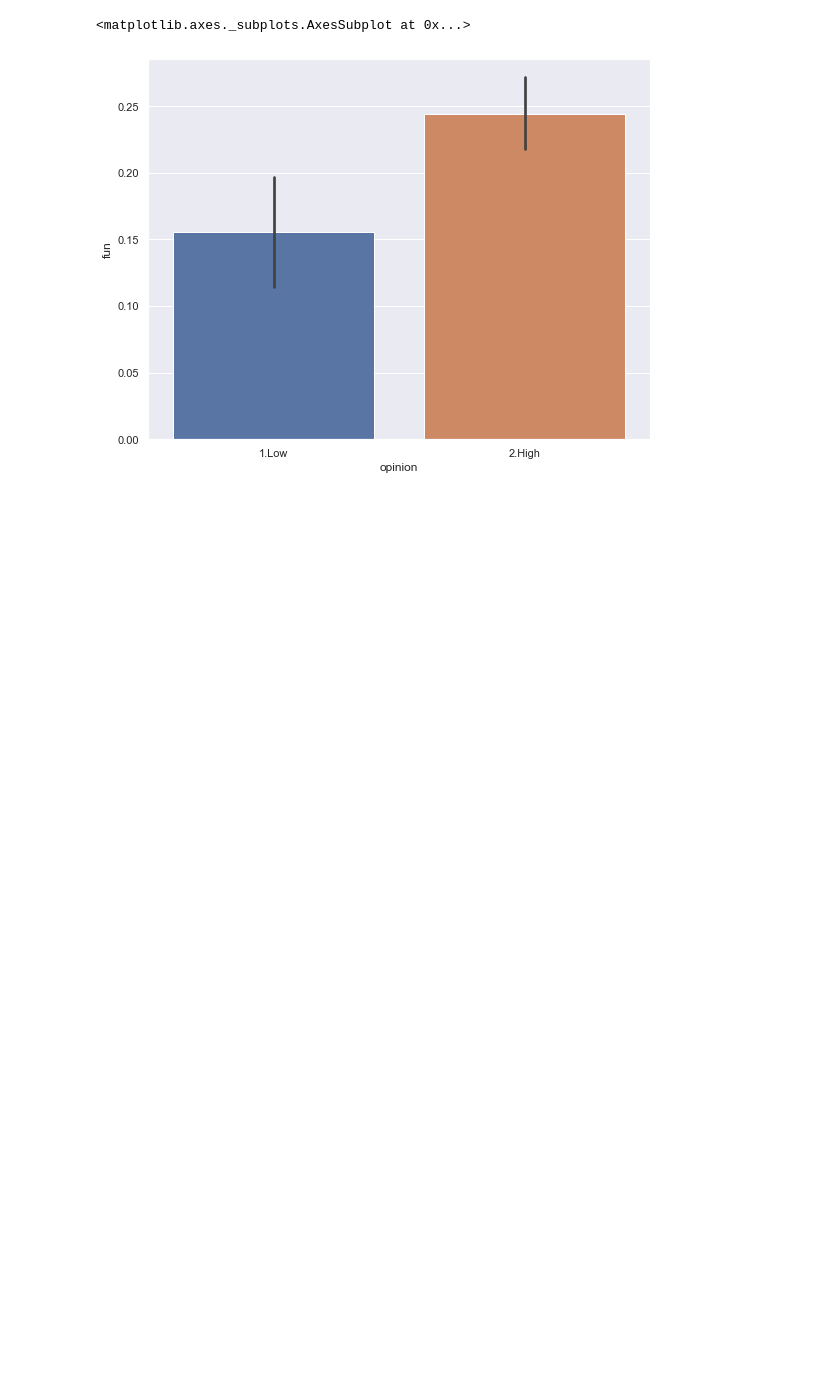
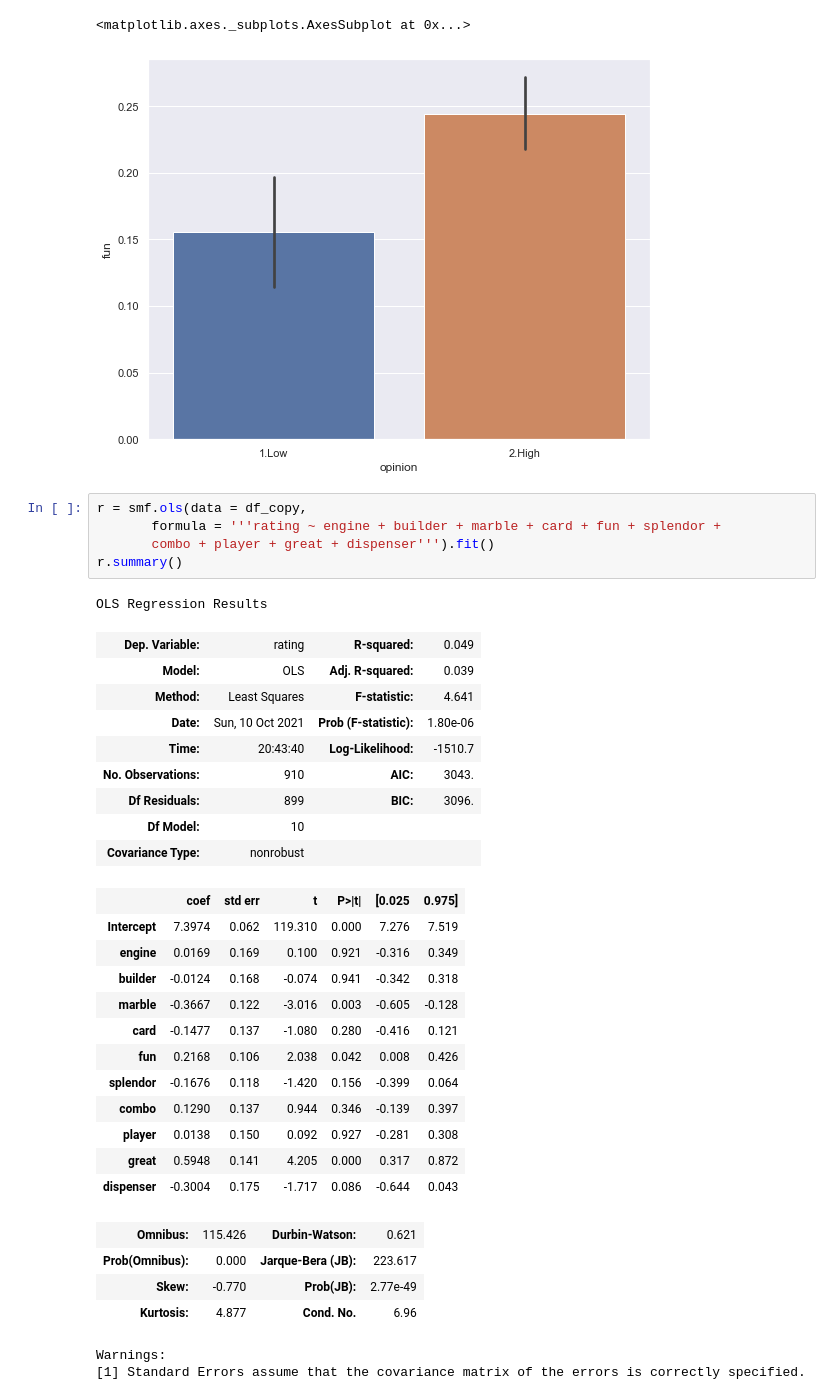
Before and after one commit to MarshallKrakauer/BGGAnalysis, a Jupyter notebook: GameComments.ipynb, the cells around one changed output. Drawn from its saved outputs; the diff is of its cells as text; blank space fills up the shorter version.

Commit message:
add regression to NLP analysis

```diff
--- a/GameComments.ipynb
+++ b/GameComments.ipynb
@@ -279,3 +285,37 @@ sns.barplot(data=df_copy,x='opinion',y='fun',ci=90)
 # %% [output]
 <matplotlib.axes._subplots.AxesSubplot at 0x...>
 [figure]
+# %%
+r = smf.ols(data = df_copy,
+       formula = '''rating ~ engine + builder + marble + card + fun + splendor +
+       combo + player + great + dispenser''').fit()
+r.summary()
+# %% [output]
+OLS Regression Results
+| Dep. Variable: | rating | R-squared: | 0.049 |
+| Model: | OLS | Adj. R-squared: | 0.039 |
+| Method: | Least Squares | F-statistic: | 4.641 |
+| Date: | Sun, 10 Oct 2021 | Prob (F-statistic): | 1.80e-06 |
+| Time: | 20:43:40 | Log-Likelihood: | -1510.7 |
+| No. Observations: | 910 | AIC: | 3043. |
+| Df Residuals: | 899 | BIC: | 3096. |
+| Df Model: | 10 |  |  |
+| Covariance Type: | nonrobust |  |  |
+|  | coef | std err | t | P>|t| | [0.025 | 0.975] |
+| Intercept | 7.3974 | 0.062 | 119.310 | 0.000 | 7.276 | 7.519 |
+| engine | 0.0169 | 0.169 | 0.100 | 0.921 | -0.316 | 0.349 |
+| builder | -0.0124 | 0.168 | -0.074 | 0.941 | -0.342 | 0.318 |
+| marble | -0.3667 | 0.122 | -3.016 | 0.003 | -0.605 | -0.128 |
+| card | -0.1477 | 0.137 | -1.080 | 0.280 | -0.416 | 0.121 |
+| fun | 0.2168 | 0.106 | 2.038 | 0.042 | 0.008 | 0.426 |
+| splendor | -0.1676 | 0.118 | -1.420 | 0.156 | -0.399 | 0.064 |
+| combo | 0.1290 | 0.137 | 0.944 | 0.346 | -0.139 | 0.397 |
+| player | 0.0138 | 0.150 | 0.092 | 0.927 | -0.281 | 0.308 |
+| great | 0.5948 | 0.141 | 4.205 | 0.000 | 0.317 | 0.872 |
+| dispenser | -0.3004 | 0.175 | -1.717 | 0.086 | -0.644 | 0.043 |
+| Omnibus: | 115.426 | Durbin-Watson: | 0.621 |
+| Prob(Omnibus): | 0.000 | Jarque-Bera (JB): | 223.617 |
+| Skew: | -0.770 | Prob(JB): | 2.77e-49 |
+| Kurtosis: | 4.877 | Cond. No. | 6.96 |
+Warnings:
+[1] Standard Errors assume that the covariance matrix of the errors is correctly specified.
```
Also changed, not shown: parts of 3 cells of this notebook.
